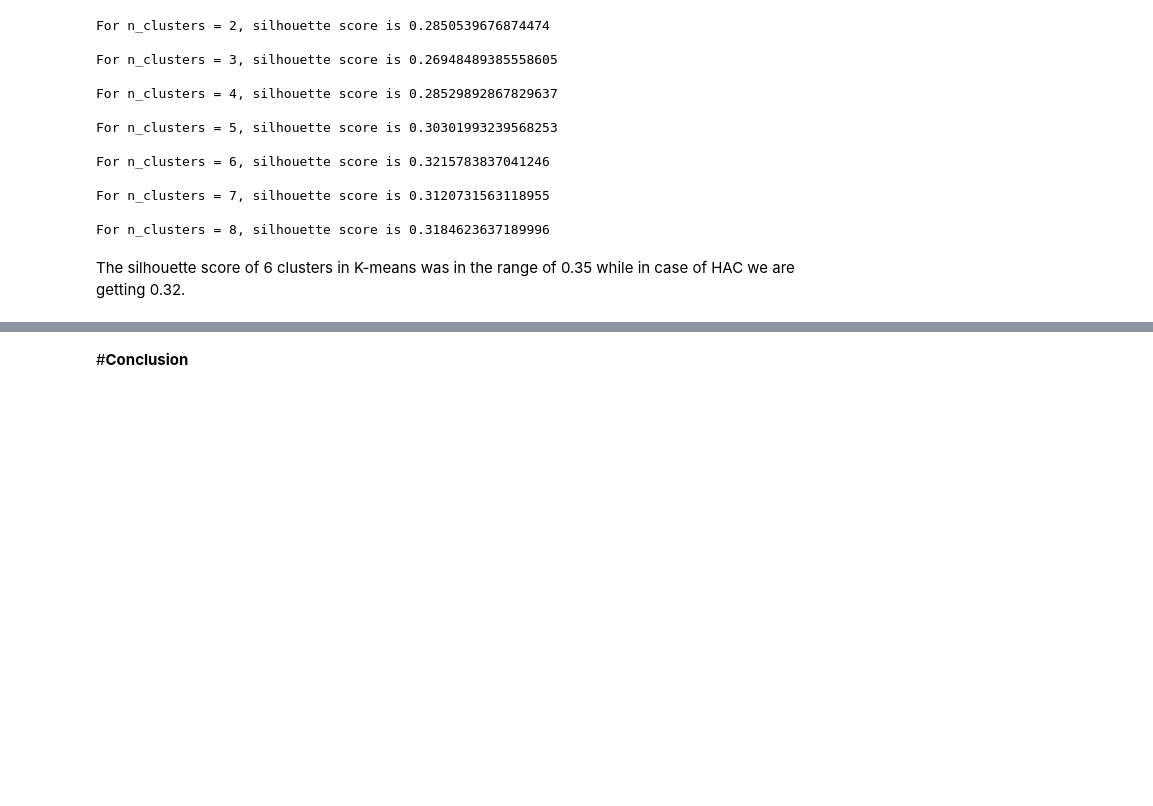
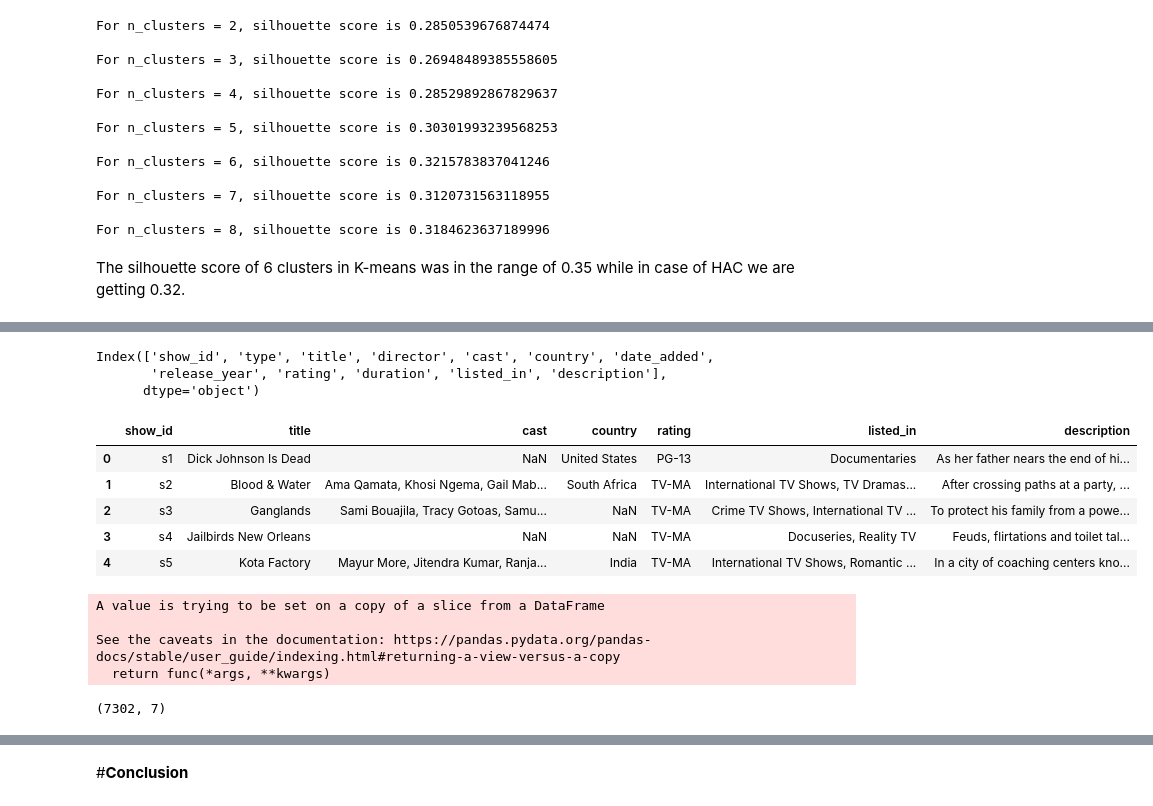
Before and after one commit to anshu57/Netflix-Movies-and-TV-shows-Clustering-Unsupervised-Machine-Learning, a Jupyter notebook: NETFLIX_MOVIES_AND_TV_SHOWS_CLUSTERING.ipynb, the cells around one changed output, grey strips where cells are left out. Saved outputs shown, nothing was run; the diff lists cells and outputs as text; code cells hidden in the pictures; blank space fills up the shorter version.

```diff
--- a/NETFLIX_MOVIES_AND_TV_SHOWS_CLUSTERING.ipynb
+++ b/NETFLIX_MOVIES_AND_TV_SHOWS_CLUSTERING.ipynb
@@ -990,0 +976,37 @@ The Barrier: One family’s fight for survival in a future dystopian Madrid illu
+# %%
+df.columns
+# %% [output]
+Index(['show_id', 'type', 'title', 'director', 'cast', 'country', 'date_added',
+       'release_year', 'rating', 'duration', 'listed_in', 'description'],
+      dtype='object')
+# %%
+#type
+# title
+# show_id
+# director
+# cast
+# country
+# rating
+# listed_in
+# description
+dataset_copy = df[['show_id','title', 'cast', 'country','rating','listed_in','description']]
+# %%
+dataset_copy.head()
+# %% [output]
+|  | show_id | title | cast | country | rating | listed_in | description |
+| 0 | s1 | Dick Johnson Is Dead | NaN | United States | PG-13 | Documentaries | As her father nears the end of hi... |
+| 1 | s2 | Blood & Water | Ama Qamata, Khosi Ngema, Gail Mab... | South Africa | TV-MA | International TV Shows, TV Dramas... | After crossing paths at a party, ... |
+| 2 | s3 | Ganglands | Sami Bouajila, Tracy Gotoas, Samu... | NaN | TV-MA | Crime TV Shows, International TV ... | To protect his family from a powe... |
+| 3 | s4 | Jailbirds New Orleans | NaN | NaN | TV-MA | Docuseries, Reality TV | Feuds, flirtations and toilet tal... |
+| 4 | s5 | Kota Factory | Mayur More, Jitendra Kumar, Ranja... | India | TV-MA | International TV Shows, Romantic ... | In a city of coaching centers kno... |
+# %%
+dataset_copy.dropna(inplace = True)
+# %% [output]
+A value is trying to be set on a copy of a slice from a DataFrame
+
+See the caveats in the documentation: https://pandas.pydata.org/pandas-docs/stable/user_guide/indexing.html#returning-a-view-versus-a-copy
+  return func(*args, **kwargs)
+# %%
+dataset_copy.shape
+# %% [output]
+(7302, 7)
```
Also changed, not shown: parts of 55 cells of this notebook.
